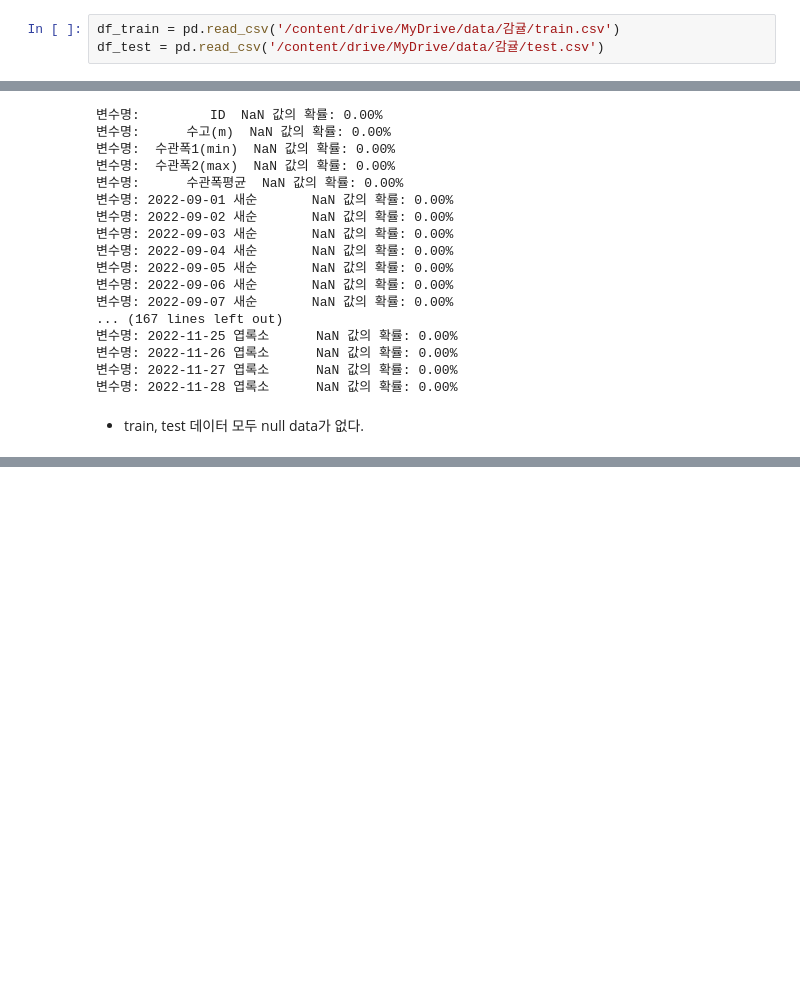
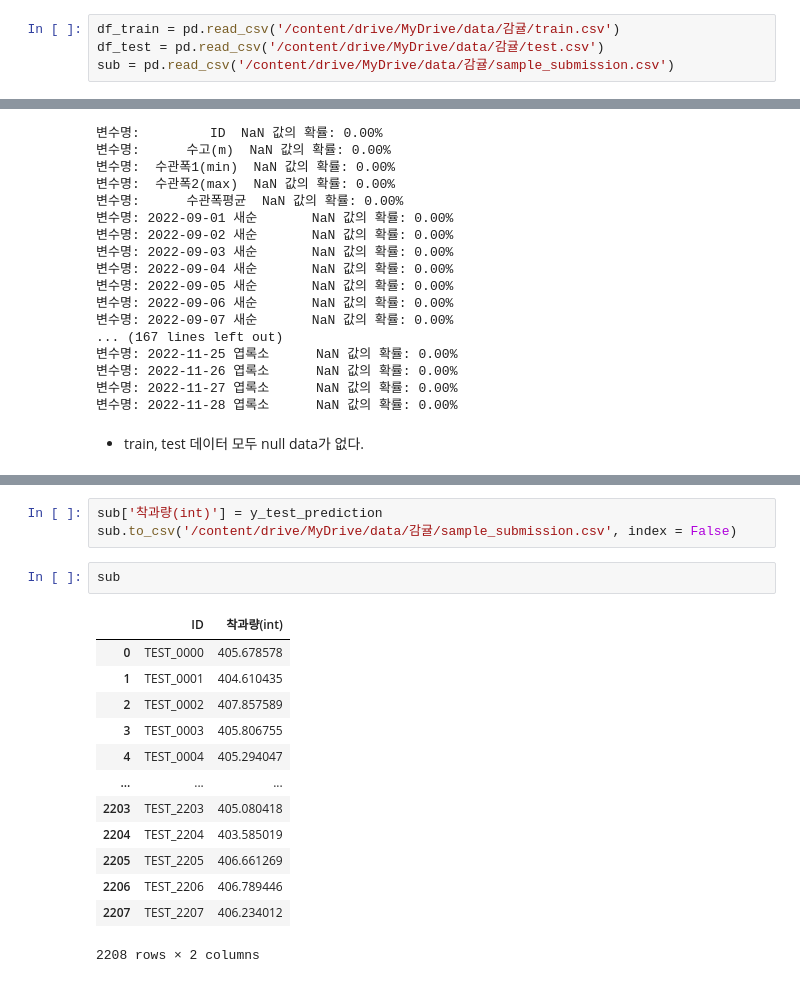
Before and after one commit to JaeHong-Park987/Citrus_fruit_set, a Jupyter notebook: 감귤 착과량 예측.ipynb, the cells around one changed output, grey strips where cells are left out. Cells and saved outputs as stored; diff of their text form; blank space fills up the shorter version.

```diff
--- a/감귤 착과량 예측.ipynb
+++ b/감귤 착과량 예측.ipynb
@@ -20,6 +20,7 @@ warnings.filterwarnings('ignore')
 # %%
 df_train = pd.read_csv('/content/drive/MyDrive/data/감귤/train.csv')
 df_test = pd.read_csv('/content/drive/MyDrive/data/감귤/test.csv')
+sub = pd.read_csv('/content/drive/MyDrive/data/감귤/sample_submission.csv')
 # %%
 df_train.head()
 # %% [output]
@@ -100,0 +150,19 @@ for col in df_test.columns:
+# %%
+sub['착과량(int)'] = y_test_prediction
+sub.to_csv('/content/drive/MyDrive/data/감귤/sample_submission.csv', index = False)
+# %%
+sub
+# %% [output]
+|  | ID | 착과량(int) |
+| 0 | TEST_0000 | 405.678578 |
+| 1 | TEST_0001 | 404.610435 |
+| 2 | TEST_0002 | 407.857589 |
+| 3 | TEST_0003 | 405.806755 |
+| 4 | TEST_0004 | 405.294047 |
+| ... | ... | ... |
+| 2203 | TEST_2203 | 405.080418 |
+| 2204 | TEST_2204 | 403.585019 |
+| 2205 | TEST_2205 | 406.661269 |
+| 2206 | TEST_2206 | 406.789446 |
+| 2207 | TEST_2207 | 406.234012 |
+2208 rows × 2 columns
```
Also changed, not shown: parts of 10 cells of this notebook.
